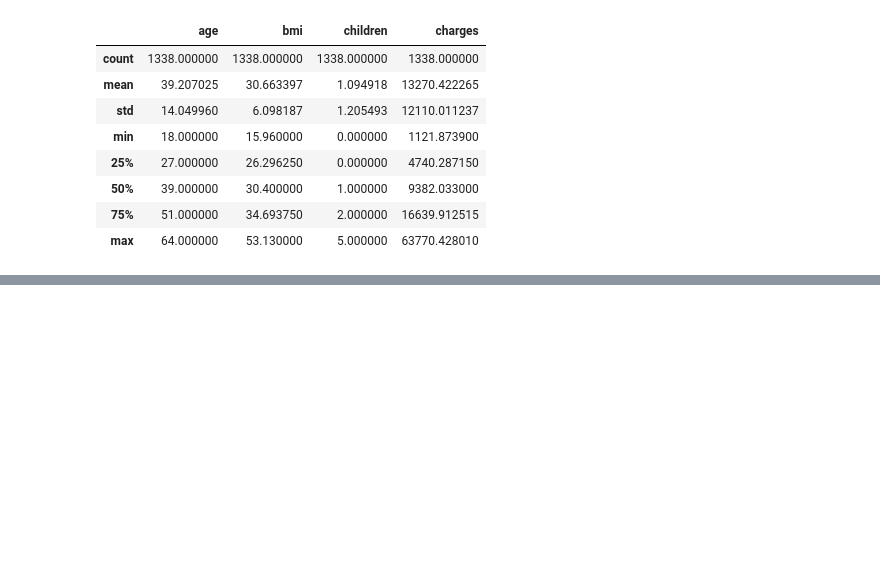
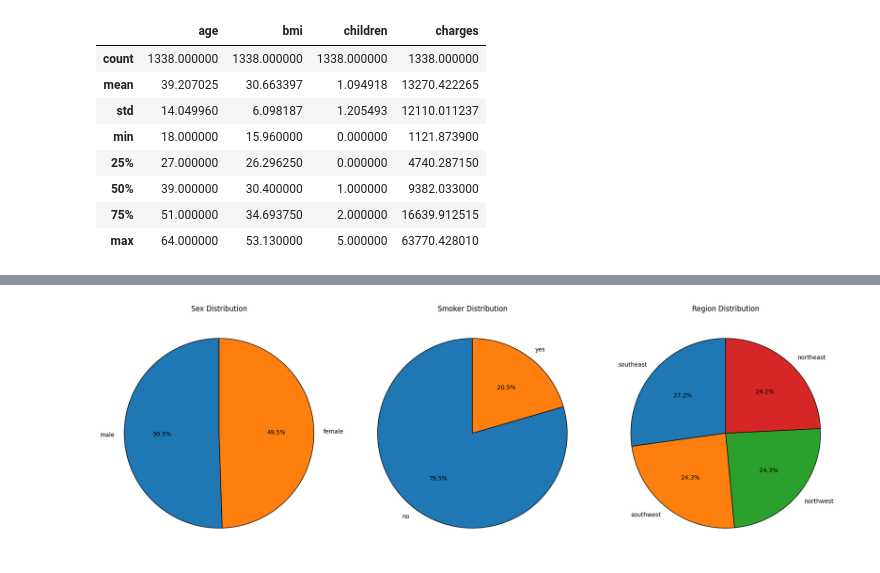
Before and after one commit to indrajeetadityaroy9/Insurance_Cost_Modeling, a Jupyter notebook: implementation.ipynb, the cells around one changed output, grey strips where cells are left out. Cells and saved outputs as stored; diff of their text form; code cells hidden in the pictures; blank space fills up the shorter version.

```diff
--- a/implementation.ipynb
+++ b/implementation.ipynb
@@ -281,0 +158,23 @@ ValueError: Unknown label type: continuous. Maybe you are trying to fit a classi
+# %%
+fig, axs = plt.subplots(1, 3, figsize=(18, 6))
+
+# Pie chart for 'sex' distribution
+sex_counts = df['sex'].value_counts()
+axs[0].pie(sex_counts, labels=sex_counts.index, autopct='%1.1f%%', startangle=90, wedgeprops={'edgecolor': 'black'})
+axs[0].set_title('Sex Distribution')
+
+# Pie chart for 'smoker' distribution
+smoker_counts = df['smoker'].value_counts()
+axs[1].pie(smoker_counts, labels=smoker_counts.index, autopct='%1.1f%%', startangle=90, wedgeprops={'edgecolor': 'black'})
+axs[1].set_title('Smoker Distribution')
+
+# Pie chart for 'region' distribution
+region_counts = df['region'].value_counts()
+axs[2].pie(region_counts, labels=region_counts.index, autopct='%1.1f%%', startangle=90, wedgeprops={'edgecolor': 'black'})
+axs[2].set_title('Region Distribution')
+
+# Adjust layout
+plt.tight_layout()
+plt.show()
+# %% [output]
+[figure, added]
```
Also changed, not shown: parts of 34 cells of this notebook, 5 other files.
